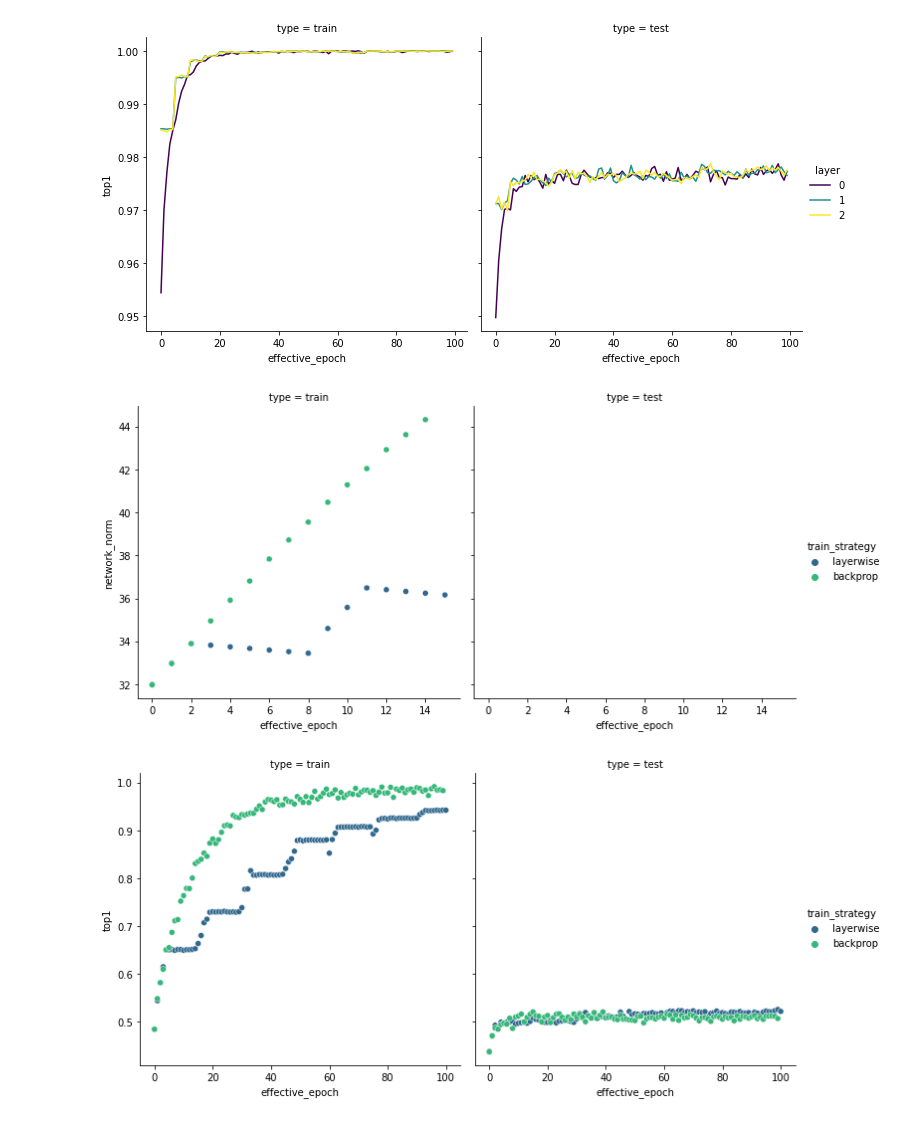
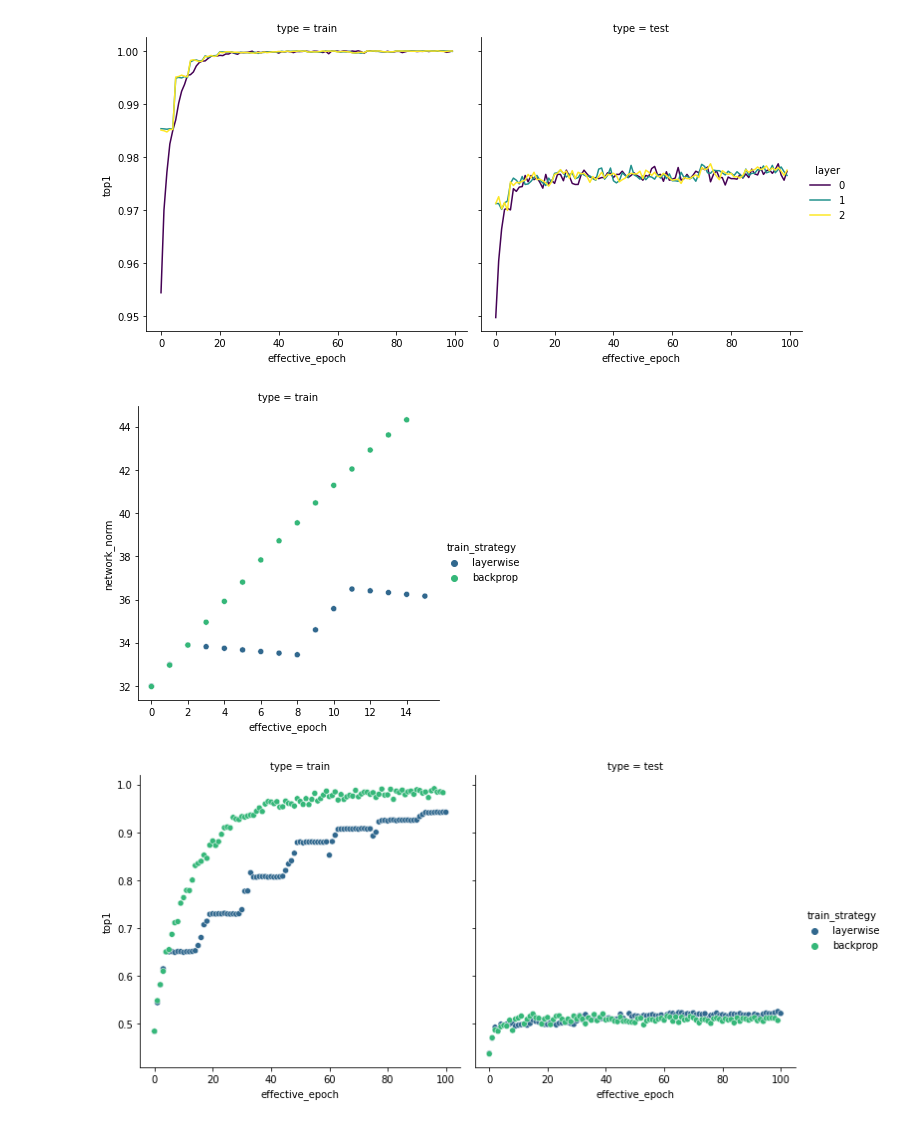
Before and after one commit to ehansen247/layerwise-nn-optimization, a Jupyter notebook: AnalyzeResults.ipynb, the cells around one changed output. Drawn from its saved outputs; the diff is of its cells as text; code cells hidden in the pictures.

Commit message:
Add Network Norm comparison

```diff
--- a/AnalyzeResults.ipynb
+++ b/AnalyzeResults.ipynb
@@ -142,10 +142,14 @@ plot_cross_layer_results(MLP_layerwise_128_MNIST_exp1, y='top1')
 # %% [output]
 [figure]
 # %%
-plot_compare_layerwise_backprop_dfs(MLP_layerwise_128_MNIST_norm[MLP_layerwise_128_MNIST_norm['effective_epoch'] <= 15], MLP_backprop_128_MNIST_norm,
-                                    x='effective_epoch', layers=[0, 1, 2], y='network_norm')
+plot_compare_layerwise_backprop_dfs(MLP_layerwise_128_MNIST_norm[
+                                    (MLP_layerwise_128_MNIST_norm['effective_epoch'] <= 15) &
+                                    (MLP_layerwise_128_MNIST_norm['type'] == 'train')],
+                                    MLP_backprop_128_MNIST_norm[MLP_backprop_128_MNIST_norm['type'] == 'train'],
+                                    x='effective_epoch', layers=[0, 1, 2], y='network_norm',
+                                    filename='MLP_128_norm_comparison')
 # %% [output]
-[figure, old version]
+[figure, new version]
 # %%
 plot_compare_layerwise_backprop_dfs(MLP_layerwise_512_CIFAR10_exp1[MLP_layerwise_512_CIFAR10_exp1['effective_epoch'] <= 100], MLP_backprop_512_CIFAR10,
                                     x='effective_epoch', layers=[0, 1, 2], y='top1', filename='MLP_512_effective_epoch_top1_comparison')
```
Also changed, not shown: parts of 1 cell of this notebook, 2 other files.
